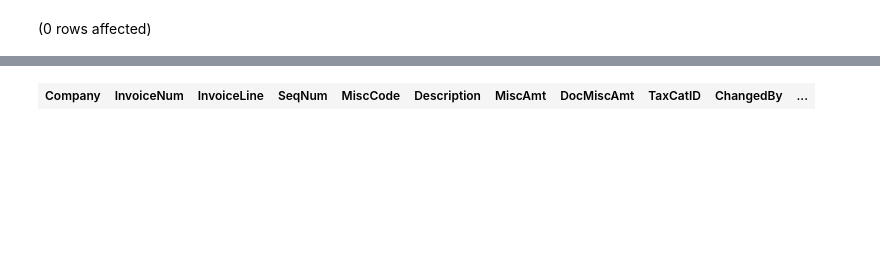
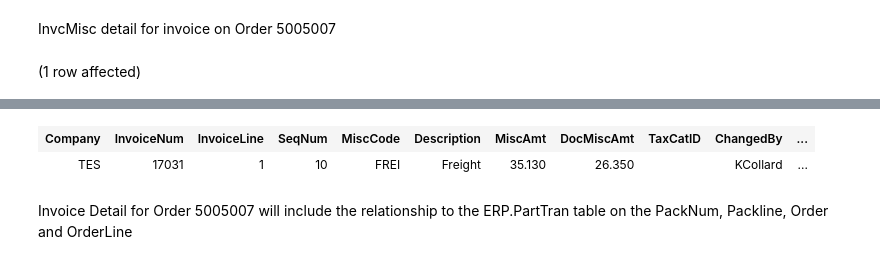
Before and after one commit to mdelisio/SQL-Scripts, a Jupyter notebook: Tickets/1736 - P&M Orders/Notebook to outline Queries.ipynb, the cells around one changed output, grey strips where cells are left out. Drawn from its saved outputs; the diff is of its cells as text; code cells hidden in the pictures; blank space fills up the shorter version.

```diff
--- a/Tickets/1736 - P&M Orders/Notebook to outline Queries.ipynb
+++ b/Tickets/1736 - P&M Orders/Notebook to outline Queries.ipynb
@@ -12,11 +14,13 @@ Total execution time: 00:00:00.221
 | Company | OpenInvoice | ClosedDate | CreditMemo | UnappliedCash | CheckRef | InvoiceSuffix | GroupID | Posted | ... |
 | TES | 0 | 2021-01-20 | 0 | 0 |  |  | 111820kc | 1 | ... |
 | TES | 0 | 2021-03-01 | 0 | 0 |  |  | 011221kc | 1 | ... |
+# %% [markdown]
+InvcMisc detail for invoice on Order 5005007
 # %%
 Select Top (10) *
 From erp.InvcMisc
 Where 1=1
-and InvoiceNum = 17671
+and InvoiceNum = 17031
 and Company = 'TES'
 # %% [output]
-(0 rows affected)
+(1 row affected)
@@ -24,4 +28,7 @@ Total execution time: 00:00:00.070
 | Company | InvoiceNum | InvoiceLine | SeqNum | MiscCode | Description | MiscAmt | DocMiscAmt | TaxCatID | ChangedBy | ... |
+| TES | 17031 | 1 | 10 | FREI | Freight | 35.130 | 26.350 |  | KCollard | ... |
+# %% [markdown]
+Invoice Detail for Order 5005007 will include the relationship to the ERP.PartTran table on the PackNum, Packline, Order and OrderLine
 # %%
 Select Top (100) *
 From Erp.InvcDtl
```
Also changed, not shown: parts of 10 cells of this notebook, 7 other files.
